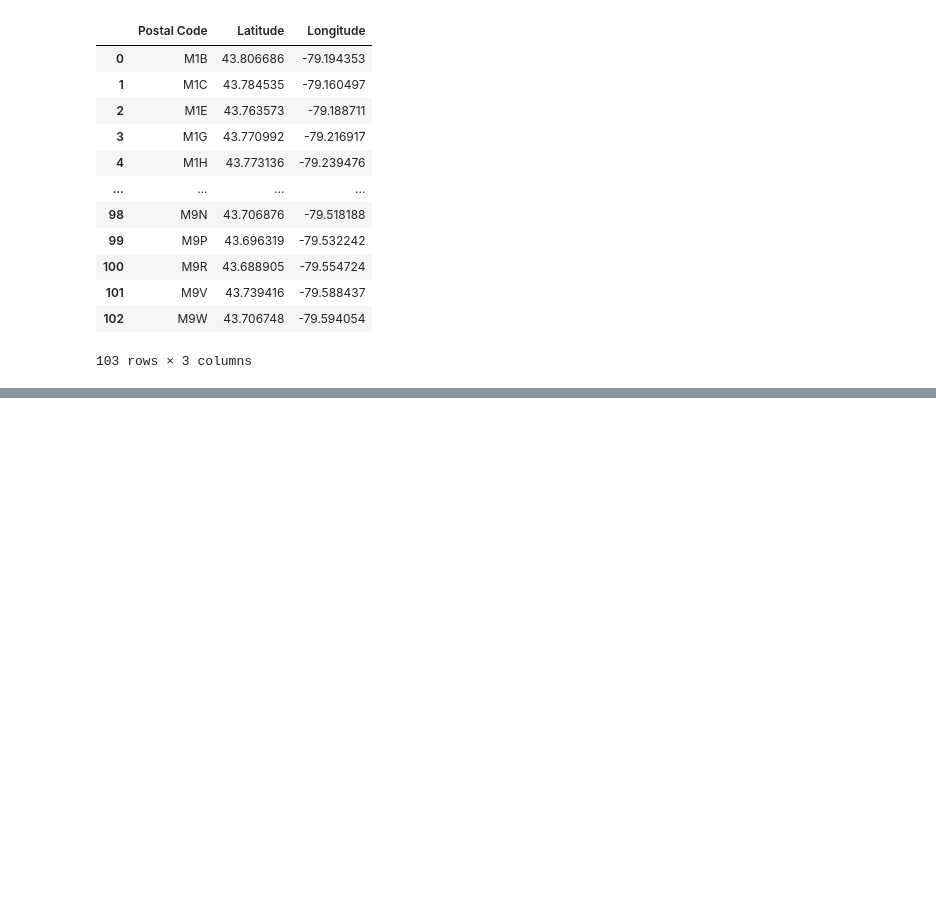
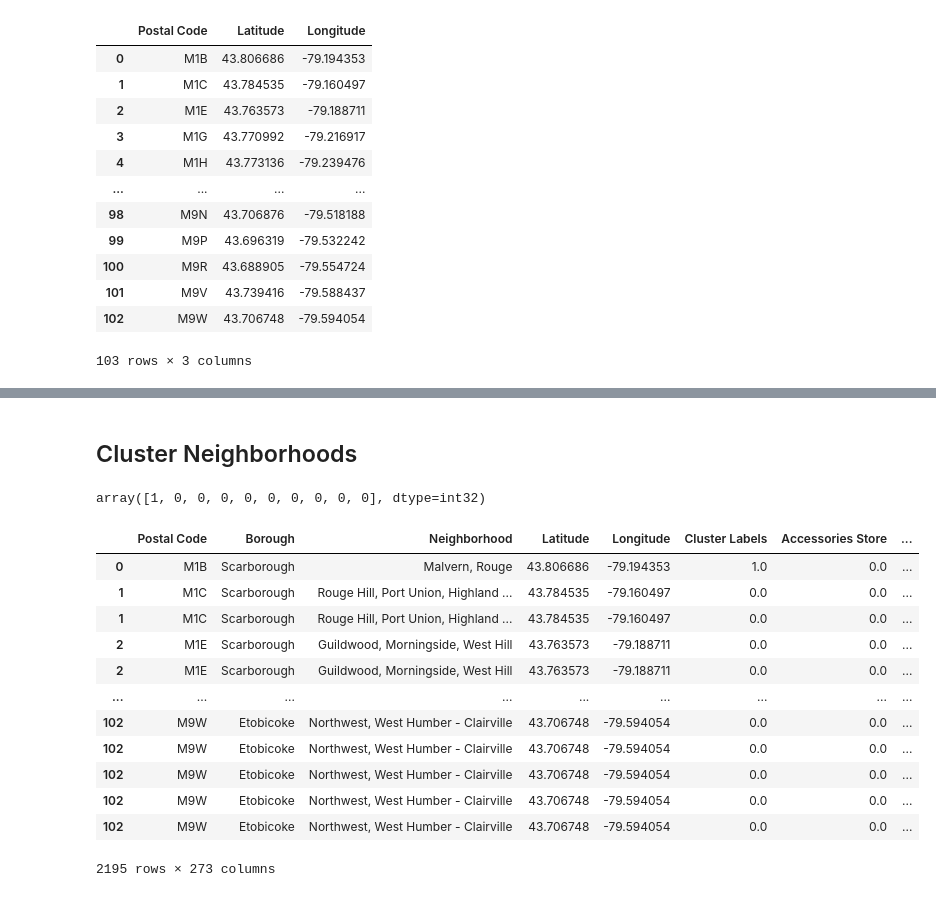
Before and after one commit to hamdanihamza/IBM-Capstone-Project, a Jupyter notebook: final_capstone_project.ipynb, the cells around one changed output, grey strips where cells are left out. Cells and saved outputs as stored; diff of their text form; code cells hidden in the pictures; blank space fills up the shorter version.

```diff
--- a/final_capstone_project.ipynb
+++ b/final_capstone_project.ipynb
@@ -178,0 +279,7 @@ final_df
+# %%
+# filter the category for each row
+nearby_venues['venue.categories'] = nearby_venues.apply(get_category_type, axis=1)
+
+# clean columns
+nearby_venues.columns = [col.split(".")[-1] for col in nearby_venues.columns]
+nearby_venues
@@ -178,0 +366,13 @@ final_df
+# %%
+# one hot encoding
+toronto_onehot = pd.get_dummies(toronto_venues[['Venue Category']], prefix="", prefix_sep="")
+
+# add neighborhood column back to dataframe
+toronto_onehot['Neighborhood'] = toronto_venues['Neighborhood']
+neigh = toronto_onehot.pop('Neighborhood')
+toronto_onehot.insert(0, 'Neighborhood', neigh)
+# move neighborhood column to the first column
+# fixed_columns = [toronto_onehot.columns[-1]] + list(toronto_onehot.columns[:-1])
+# toronto_onehot = toronto_onehot[fixed_columns]
+
+toronto_onehot
@@ -178,0 +463,42 @@ final_df
+# %% [markdown]
+## Cluster Neighborhoods
+# %%
+from sklearn.cluster import KMeans
+
+# set number of clusters
+kclusters = 5
+
+toronto_grouped_clustering = toronto_onehot.drop(columns=["Neighborhood"])
+
+# run k-means clustering
+kmeans = KMeans(n_clusters=kclusters, random_state=0).fit(toronto_grouped_clustering)
+
+# check cluster labels generated for each row in the dataframe
+kmeans.labels_[0:10]
+# %% [output]
+array([1, 0, 0, 0, 0, 0, 0, 0, 0, 0], dtype=int32)
+# %%
+# add clustering labels
+toronto_onehot.insert(0, 'Cluster Labels', kmeans.labels_)
+# %%
+toronto_merged = neighborhoods
+
+# merge manhattan_grouped with manhattan_data to add latitude/longitude for each neighborhood
+toronto_merged = toronto_merged.join(toronto_onehot.set_index('Neighborhood'), on='Neighborhood')
+
+toronto_merged.dropna(inplace=True) # check the last columns!
+toronto_merged
+# %% [output]
+|  | Postal Code | Borough | Neighborhood | Latitude | Longitude | Cluster Labels | Accessories Store | ... |
+| 0 | M1B | Scarborough | Malvern, Rouge | 43.806686 | -79.194353 | 1.0 | 0.0 | ... |
+| 1 | M1C | Scarborough | Rouge Hill, Port Union, Highland ... | 43.784535 | -79.160497 | 0.0 | 0.0 | ... |
+| 1 | M1C | Scarborough | Rouge Hill, Port Union, Highland ... | 43.784535 | -79.160497 | 0.0 | 0.0 | ... |
+| 2 | M1E | Scarborough | Guildwood, Morningside, West Hill | 43.763573 | -79.188711 | 0.0 | 0.0 | ... |
+| 2 | M1E | Scarborough | Guildwood, Morningside, West Hill | 43.763573 | -79.188711 | 0.0 | 0.0 | ... |
+| ... | ... | ... | ... | ... | ... | ... | ... | ... |
+| 102 | M9W | Etobicoke | Northwest, West Humber - Clairville | 43.706748 | -79.594054 | 0.0 | 0.0 | ... |
+| 102 | M9W | Etobicoke | Northwest, West Humber - Clairville | 43.706748 | -79.594054 | 0.0 | 0.0 | ... |
+| 102 | M9W | Etobicoke | Northwest, West Humber - Clairville | 43.706748 | -79.594054 | 0.0 | 0.0 | ... |
+| 102 | M9W | Etobicoke | Northwest, West Humber - Clairville | 43.706748 | -79.594054 | 0.0 | 0.0 | ... |
+| 102 | M9W | Etobicoke | Northwest, West Humber - Clairville | 43.706748 | -79.594054 | 0.0 | 0.0 | ... |
+2195 rows × 273 columns
```
Also changed, not shown: parts of 46 cells of this notebook.
